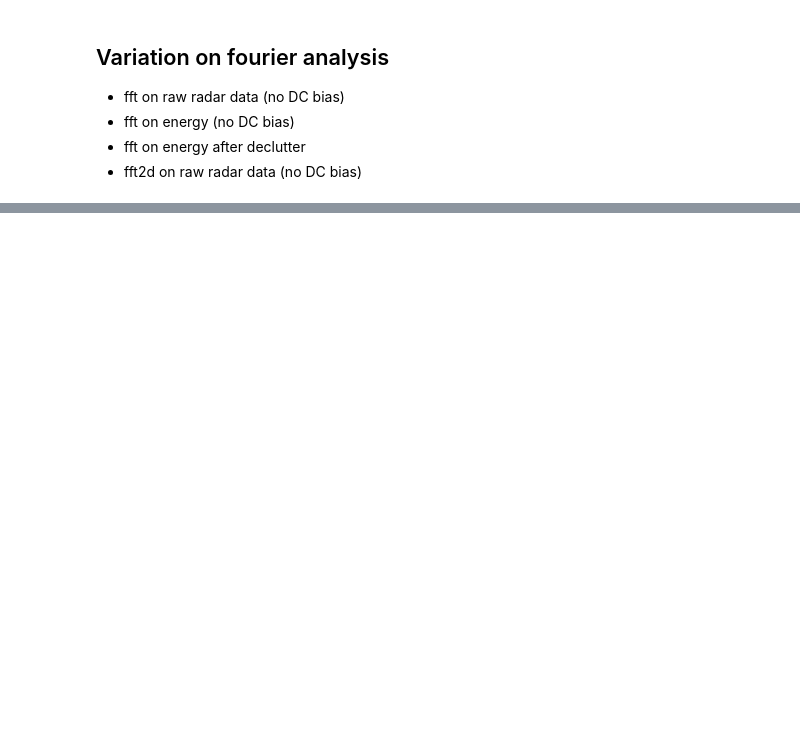
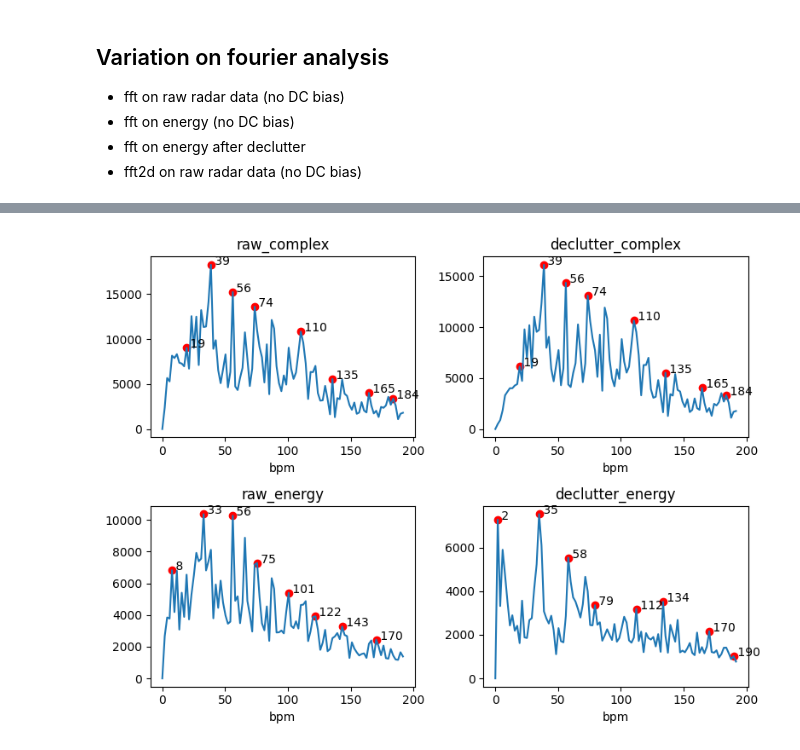
Before and after one commit to FattiMei/smart-trainer, a Jupyter notebook: analysis/fourier.ipynb, the cells around one changed output, grey strips where cells are left out. Saved outputs shown, nothing was run; the diff lists cells and outputs as text; code cells hidden in the pictures; blank space fills up the shorter version.

```diff
--- a/analysis/fourier.ipynb
+++ b/analysis/fourier.ipynb
@@ -180,0 +99,34 @@ Questo lo spiego con il fatto che ciò che abbandona un bin entra nell'altro, qu
+# %%
+import scipy.signal
+
+# cerchiamo di comprimere gli spettri e plottarli su uno stesso grafico
+min_bin_idx = 10
+max_bin_idx = 30
+nfreq = 100
+
+
+def plot_with_peaks(power, title: str, ax, distance=9):
+    compressed = np.mean(power, axis=1)
+    peaks, _ = scipy.signal.find_peaks(compressed, distance=distance)
+
+    ax.set_title(title)
+    ax.plot(bpm[:nfreq], compressed[:nfreq])
+
+    for peak in peaks:
+        if peak < nfreq:
+            ax.scatter(bpm[peak], compressed[peak], c='r')
+            ax.text(bpm[peak], compressed[peak], f'{bpm[peak]: .0f}')
+
+    ax.set_xlabel('bpm')
+
+
+fig, ax = plt.subplots(2,2, figsize=(8,6))
+plot_with_peaks(p_raw_complex      , 'raw_complex'      , ax[0,0])
+plot_with_peaks(p_raw_energy       , 'raw_energy'       , ax[1,0])
+plot_with_peaks(p_declutter_complex, 'declutter_complex', ax[0,1])
+plot_with_peaks(p_declutter_energy , 'declutter_energy' , ax[1,1])
+
+plt.tight_layout()
+plt.show()
+# %% [output]
+[figure, added]
```
Also changed, not shown: parts of 27 cells of this notebook.
